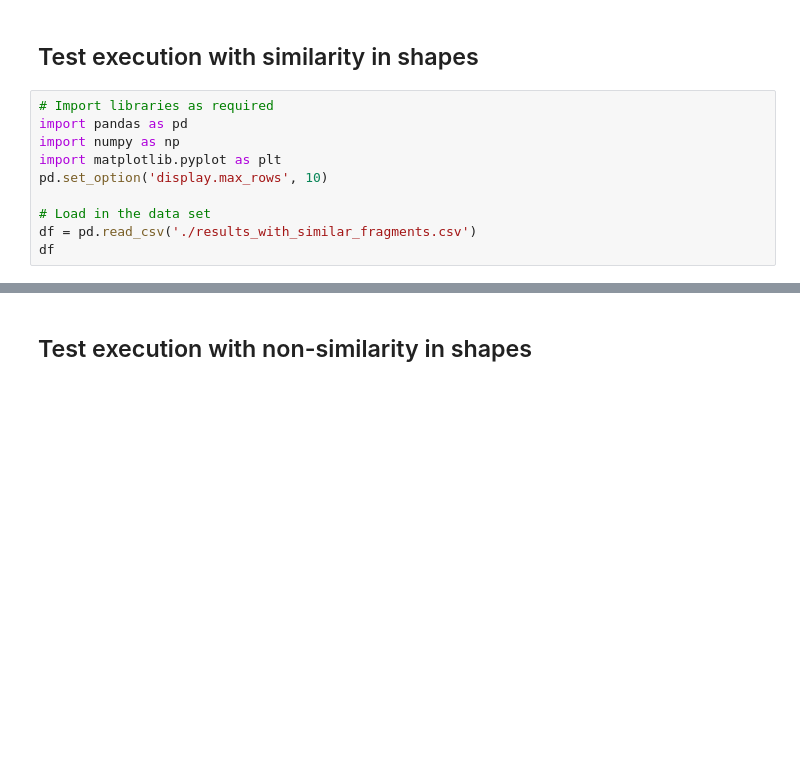
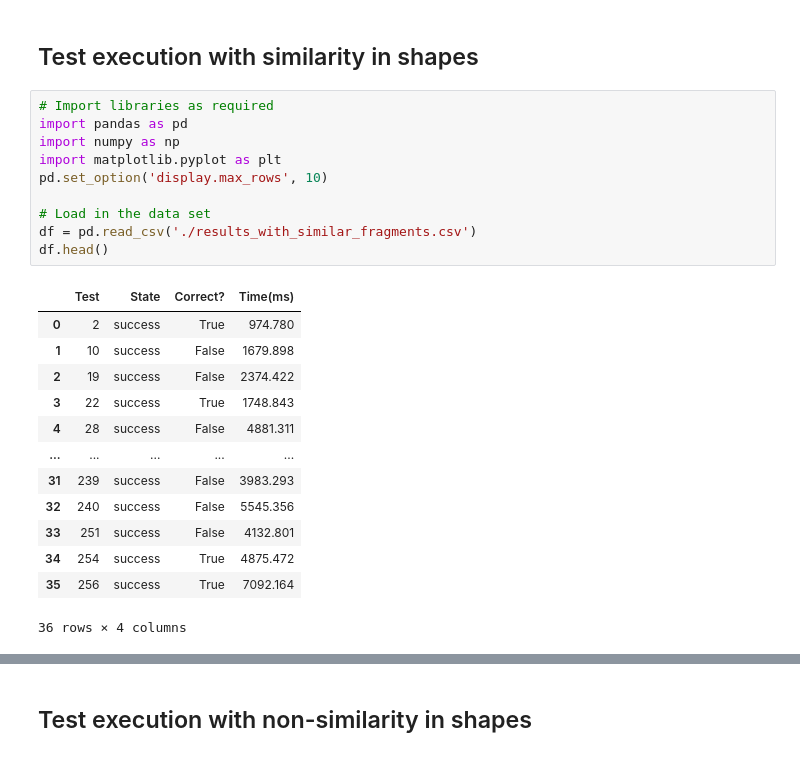
Before and after one commit to Micdejc/cutcaptcha, a Jupyter notebook: result_analysis.ipynb, the cells around one changed output, grey strips where cells are left out. Drawn from its saved outputs; the diff is of its cells as text; blank space fills up the shorter version.

```diff
--- a/result_analysis.ipynb
+++ b/result_analysis.ipynb
@@ -72,13 +95,27 @@ plt.close()
 # %%
 # Import libraries as required
 import pandas as pd
 import numpy as np
 import matplotlib.pyplot as plt
 pd.set_option('display.max_rows', 10)
 
 # Load in the data set
 df = pd.read_csv('./results_with_similar_fragments.csv')
-df
+df.head()
+# %% [output]
+|  | Test | State | Correct? | Time(ms) |
+| 0 | 2 | success | True | 974.780 |
+| 1 | 10 | success | False | 1679.898 |
+| 2 | 19 | success | False | 2374.422 |
+| 3 | 22 | success | True | 1748.843 |
+| 4 | 28 | success | False | 4881.311 |
+| ... | ... | ... | ... | ... |
+| 31 | 239 | success | False | 3983.293 |
+| 32 | 240 | success | False | 5545.356 |
+| 33 | 251 | success | False | 4132.801 |
+| 34 | 254 | success | True | 4875.472 |
+| 35 | 256 | success | True | 7092.164 |
+36 rows × 4 columns
 # %%
 count=df["Correct?"].value_counts()
 print(count)
```
Also changed, not shown: parts of 7 cells of this notebook.
